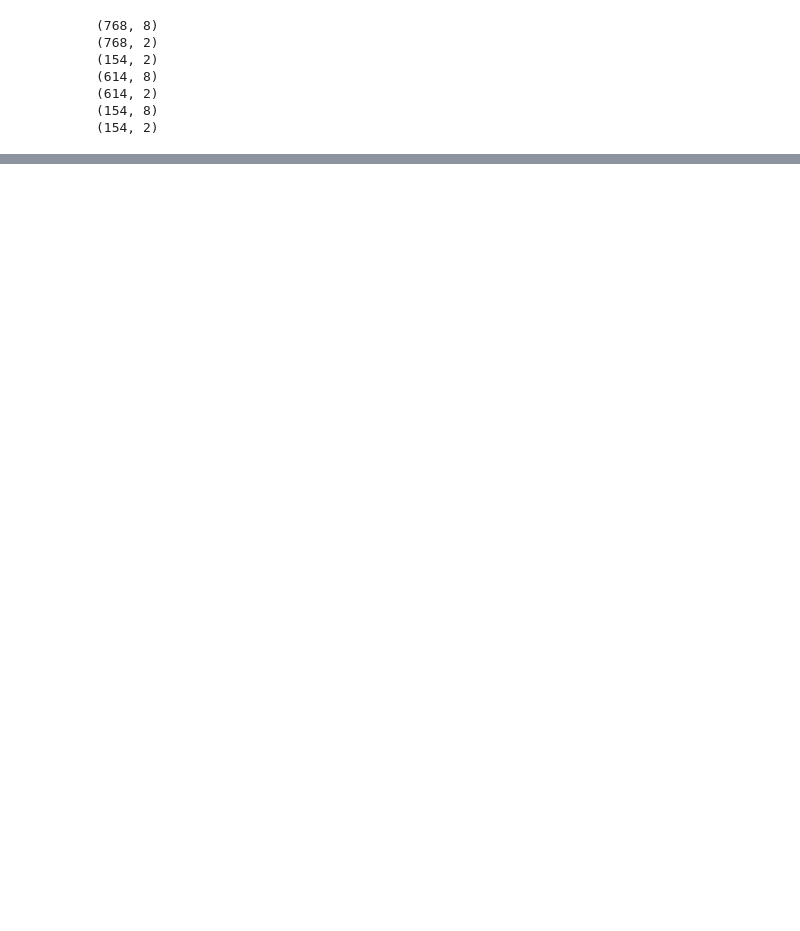
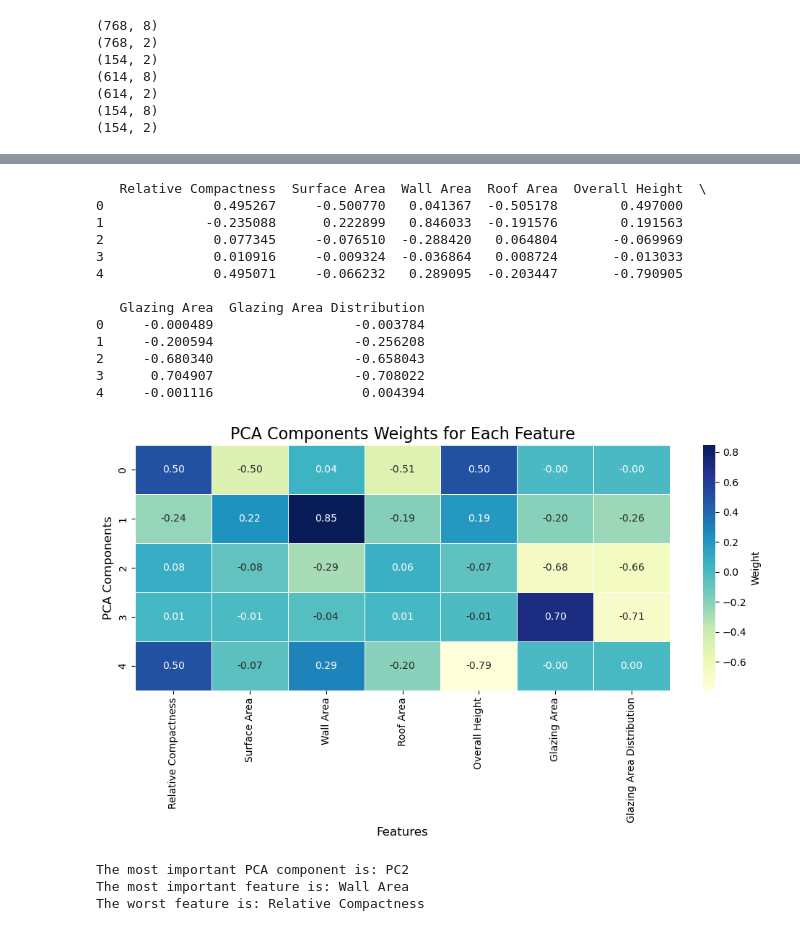
Before and after one commit to AlbertoArath/IA, a Jupyter notebook: MachineLearning/Projects/Regression_Report/regression_model.ipynb, the cells around one changed output, grey strips where cells are left out. Cells and saved outputs as stored; diff of their text form; code cells hidden in the pictures; blank space fills up the shorter version.

```diff
--- a/MachineLearning/Projects/Regression_Report/regression_model.ipynb
+++ b/MachineLearning/Projects/Regression_Report/regression_model.ipynb
@@ -289,0 +257,73 @@ Test_Set R-Squared (R²): 0.9505546193095694
+# %%
+import seaborn as sns
+import matplotlib.pyplot as plt
+import pandas as pd
+
+# Assuming pca_components has been extracted as follows:
+# pca_components = pca.components_
+
+# Assuming 'numerical_variables' is a list of feature names from your dataset
+# For example: numerical_variables = ['feature_1', 'feature_2', ..., 'feature_n']
+
+# Create a DataFrame from PCA components
+# Rows correspond to each PCA component, columns to features
+pca_components_df = pd.DataFrame(pca_components, columns = numerical_variables )
+
+# Print out the DataFrame to verify the structure
+print(pca_components_df)
+
+# Plot the heatmap using Seaborn
+plt.figure(figsize=(10, 6))
+sns.heatmap(pca_components_df, annot=True, cmap="YlGnBu", fmt=".2f", cbar_kws={'label': 'Weight'}, linewidths=0.5)
+
+# Add titles and labels
+plt.title('PCA Components Weights for Each Feature', fontsize=16)
+plt.xlabel('Features', fontsize=12)
+plt.ylabel('PCA Components', fontsize=12)
+
+plt.savefig(Path("Assets") / Path ("PCA Components"), dpi=200)
+# Display the plot
+plt.tight_layout()
+plt.show()
+# %% [output]
+   Relative Compactness  Surface Area  Wall Area  Roof Area  Overall Height  \
+0              0.495267     -0.500770   0.041367  -0.505178        0.497000
+1             -0.235088      0.222899   0.846033  -0.191576        0.191563
+2              0.077345     -0.076510  -0.288420   0.064804       -0.069969
+3              0.010916     -0.009324  -0.036864   0.008724       -0.013033
+4              0.495071     -0.066232   0.289095  -0.203447       -0.790905
+
+   Glazing Area  Glazing Area Distribution
+0     -0.000489                  -0.003784
+1     -0.200594                  -0.256208
+2     -0.680340                  -0.658043
+3      0.704907                  -0.708022
+4     -0.001116                   0.004394
+[figure, added]
+# %%
+import numpy as np
+
+# Step 1: Identify the most important PCA component
+# Calculate the sum of squared loadings for each PCA component
+squared_loadings = np.sum(pca_components_df**2, axis=1)
+most_important_pca_component_index = np.argmax(squared_loadings)
+most_important_pca_component = most_important_pca_component_index + 1  # Adding 1 to match 1-indexed PC
+
+# Step 2: Identify the most important feature
+# Find the maximum absolute value for each feature across all PCA components
+most_important_feature_index = np.argmax(np.max(np.abs(pca_components_df), axis=0))
+most_important_feature = numerical_variables[most_important_feature_index]  # Feature name directly
+
+# Step 3: Identify the worst feature
+# Find the minimum absolute value for each feature across all PCA components
+worst_feature_index = np.argmin(np.max(np.abs(pca_components_df), axis=0))  # Minimum contribution
+worst_feature = numerical_variables[worst_feature_index]  # Feature name directly
+
+# Output the results
+print(f"The most important PCA component is: PC{most_important_pca_component}")
+print(f"The most important feature is: {most_important_feature}")
+print(f"The worst feature is: {worst_feature}")
+# %% [output]
+The most important PCA component is: PC2
+The most important feature is: Wall Area
+The worst feature is: Relative Compactness
```
Also changed, not shown: parts of 3 cells of this notebook, 5 other files.
